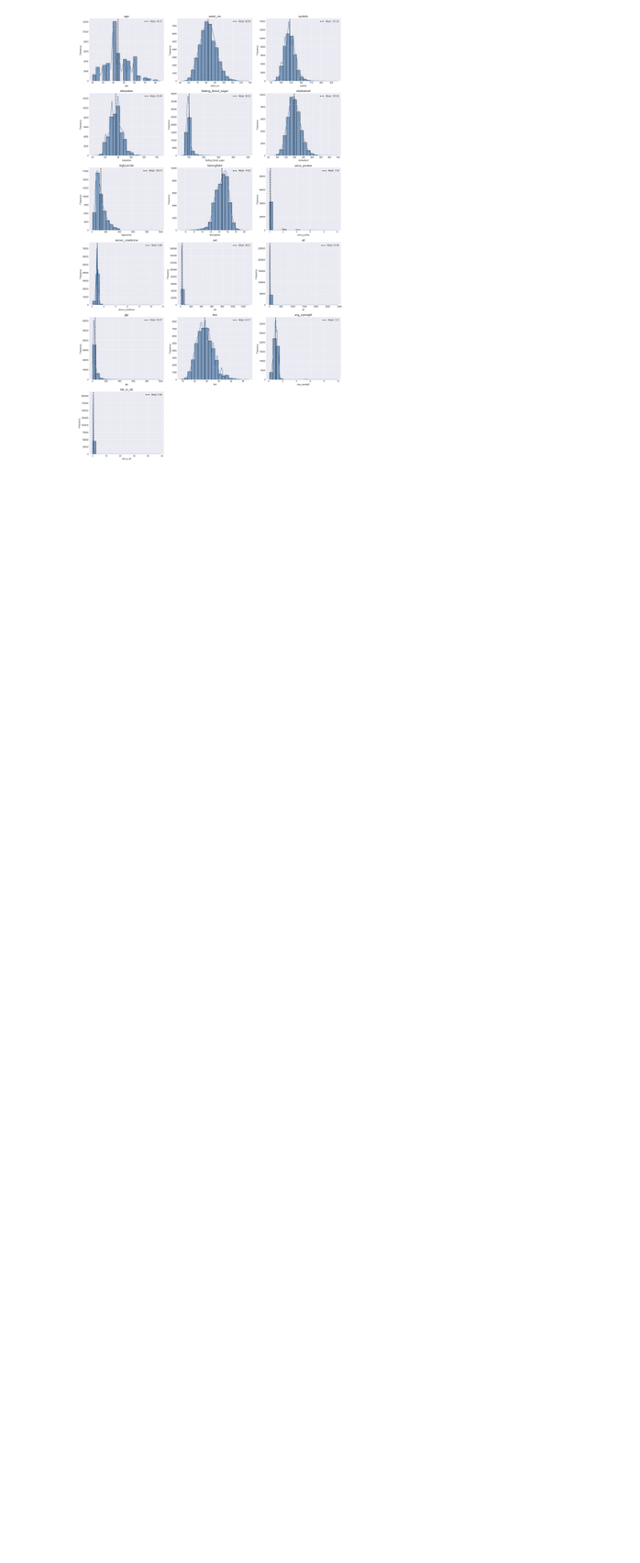
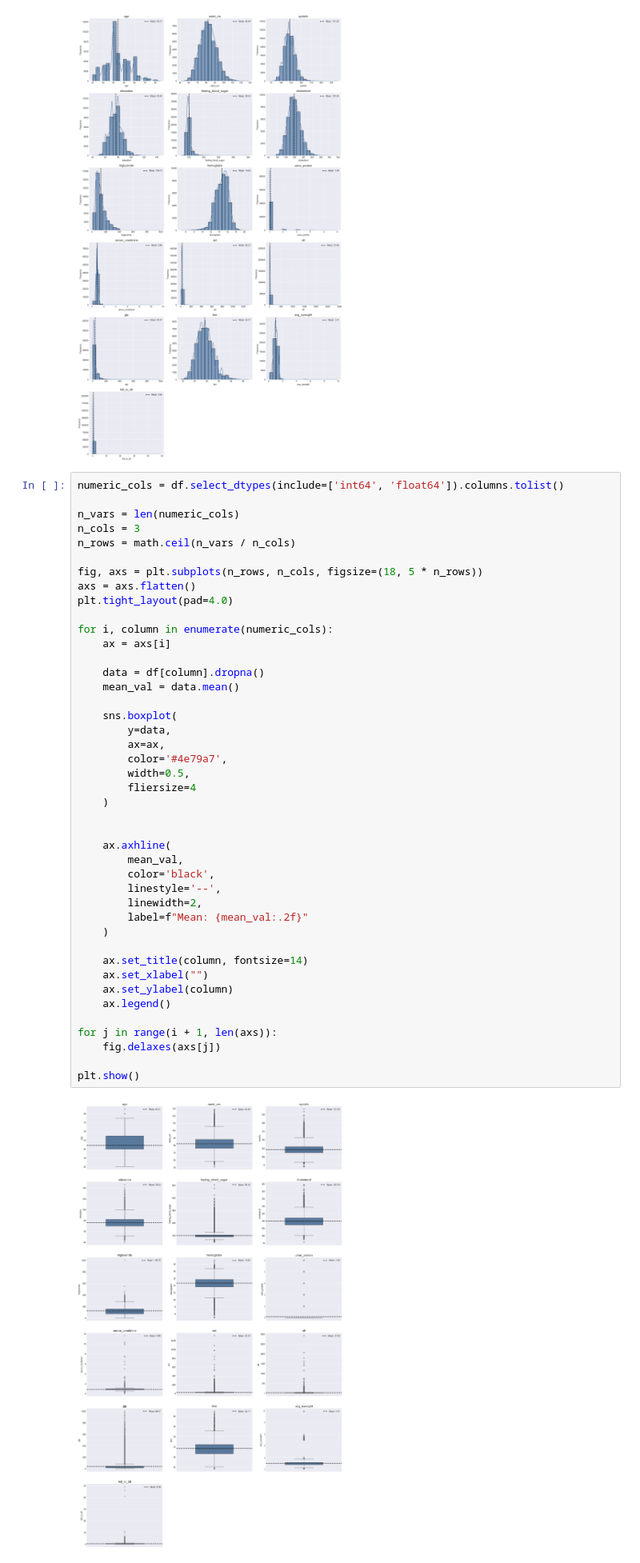
Before and after one commit to JeroHoyos/PredictiveAnalytics-Projects, a Jupyter notebook: body_signals_of_smoking/body_signals_of_smoking.ipynb, the cells around one changed output. Shown at 80% size. Drawn from its saved outputs; the diff is of its cells as text; blank space fills up the shorter version.

```diff
--- a/body_signals_of_smoking/body_signals_of_smoking.ipynb
+++ b/body_signals_of_smoking/body_signals_of_smoking.ipynb
@@ -358,3 +359,48 @@ for j in range(i + 1, len(axs)):
 plt.show()
 # %% [output]
 [figure]
+# %%
+numeric_cols = df.select_dtypes(include=['int64', 'float64']).columns.tolist()
+
+n_vars = len(numeric_cols)
+n_cols = 3
+n_rows = math.ceil(n_vars / n_cols)
+
+fig, axs = plt.subplots(n_rows, n_cols, figsize=(18, 5 * n_rows))
+axs = axs.flatten()
+plt.tight_layout(pad=4.0)
+
+for i, column in enumerate(numeric_cols):
+    ax = axs[i]
+
+    data = df[column].dropna()
+    mean_val = data.mean()
+
+    sns.boxplot(
+        y=data,
+        ax=ax,
+        color='#4e79a7',
+        width=0.5,
+        fliersize=4
+    )
+
+
+    ax.axhline(
+        mean_val,
+        color='black',
+        linestyle='--',
+        linewidth=2,
+        label=f"Mean: {mean_val:.2f}"
+    )
+
+    ax.set_title(column, fontsize=14)
+    ax.set_xlabel("")
+    ax.set_ylabel(column)
+    ax.legend()
+
+for j in range(i + 1, len(axs)):
+    fig.delaxes(axs[j])
+
+plt.show()
+# %% [output]
+[figure, added]
```
Also changed, not shown: parts of 17 cells of this notebook, 4 other files.
